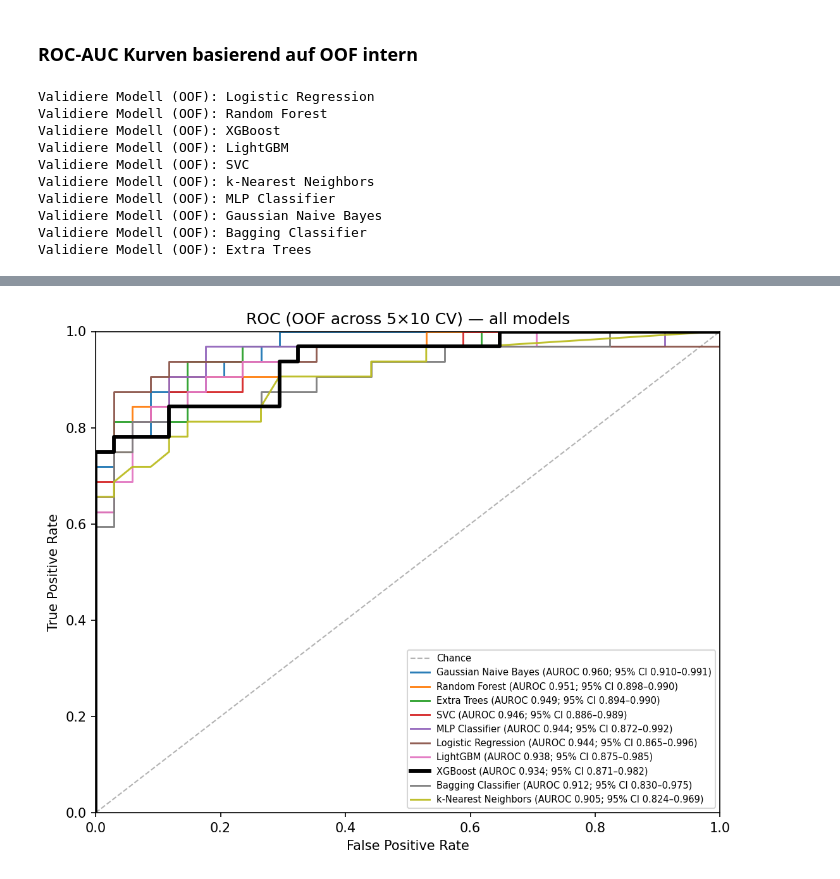
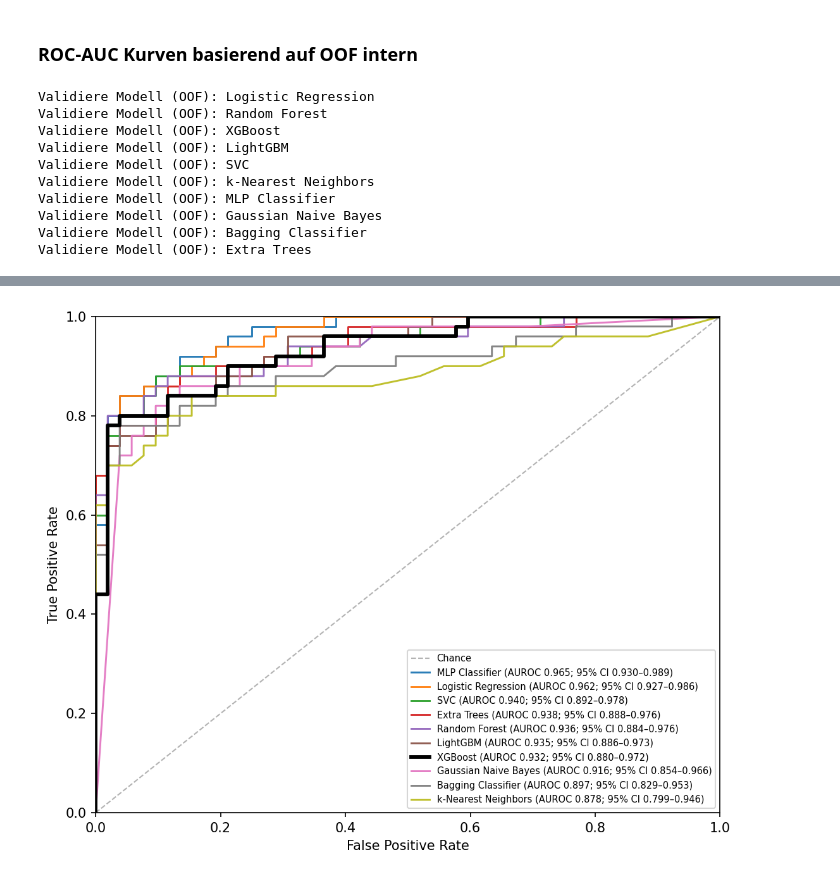
Before and after one commit to michi1308/neuronales_netz_motum, a Jupyter notebook: paper_roc_auc.ipynb, the cells around one changed output, grey strips where cells are left out. Cells and saved outputs as stored; diff of their text form; code cells hidden in the pictures.

```diff
--- a/paper_roc_auc.ipynb
+++ b/paper_roc_auc.ipynb
@@ -203,7 +203,7 @@ for _, row in df_ext.iterrows():  # in AUROC-Reihenfolge zeichnen
 
 ax.set_xlim(0,1); ax.set_ylim(0,1)
 ax.set_xlabel("False Positive Rate"); ax.set_ylabel("True Positive Rate")
-ax.set_title("ROC — External validation (train: Motum, test: Maestroni)")
+#ax.set_title("ROC — External validation (train: Motum, test: Maestroni)")
 ax.legend(loc="lower right", frameon=True, fontsize=7)  # << kleiner wie im OOF-Code
 plt.tight_layout()
 plt.show()
@@ -438,8 +438,8 @@ def display_scrollable(df_view, height=700):
 if __name__ == "__main__":
     pd.set_option("display.width", 220)
 
-    file_path = r"K:\Team\Böhmer_Michael\PAPER\Datensätze_final\korrigiert\ML_Motum_korrigiert.xlsx"
-    target_col = "Injury status"
+    file_path = r"K:\Team\Böhmer_Michael\TSA\ML\Basistabelle\Basistabelle_5_bis_14_PostOP\Basistabelle_5_bis_14_PostOP.xlsx"
+    target_col = "Verletzungsstatus"
 
     try:
         df = pd.read_excel(file_path)
@@ -548,7 +548,7 @@ if __name__ == "__main__":
 
         ax.set_xlim(0, 1); ax.set_ylim(0, 1)
         ax.set_xlabel("False Positive Rate"); ax.set_ylabel("True Positive Rate")
-        ax.set_title("ROC (OOF across 5×10 CV) — all models")
+        #ax.set_title("ROC (OOF across 5×10 CV) — all models")
         ax.legend(loc="lower right", frameon=True, fontsize=7)
         plt.tight_layout()
         plt.show()
@@ -582 +582 @@ Validiere Modell (OOF): Extra Trees
-[figure, old version]
+[figure, new version]
```
Also changed, not shown: parts of 2 cells of this notebook, 5 other files.
